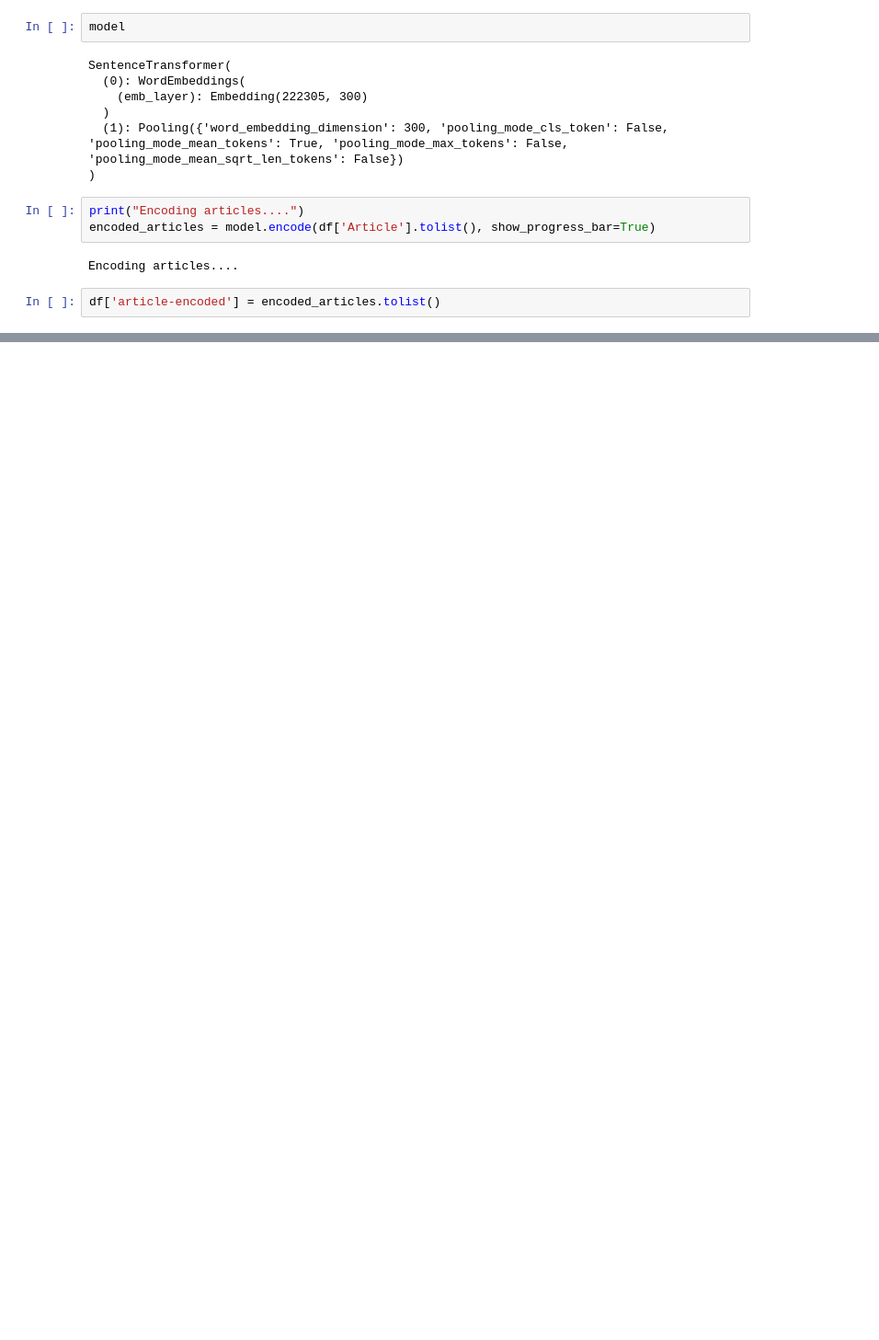
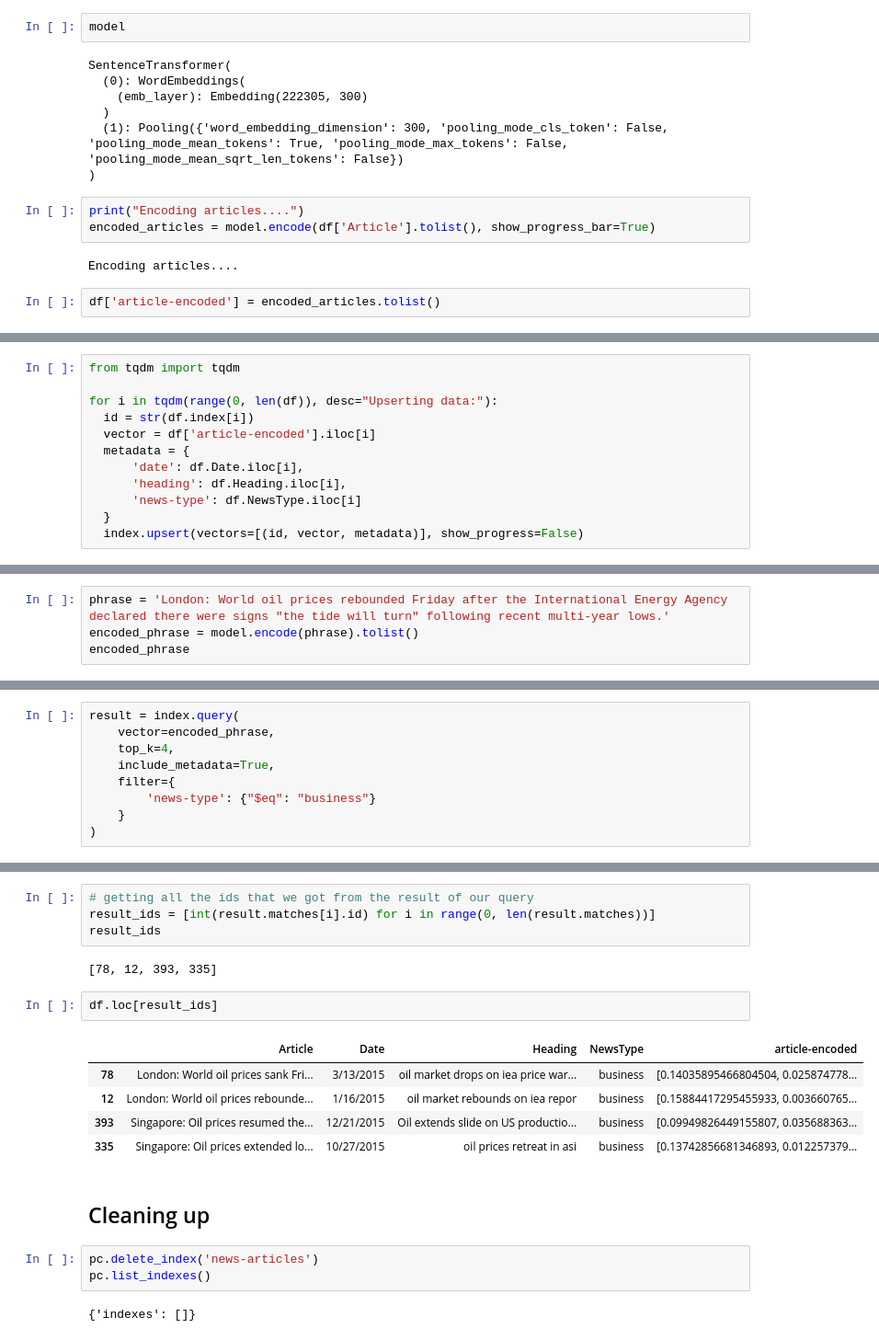
Before and after one commit to Muntasir2179/vector-database-learning, a Jupyter notebook: VD_Pinecone_symentic_search_+_metadata_filterting.ipynb, the cells around one changed output, grey strips where cells are left out. Shown at 92% size. Drawn from its saved outputs; the diff is of its cells as text; blank space fills up the shorter version.

Commit message:
ran query with vector and metadata filter

```diff
--- a/VD_Pinecone_symentic_search_+_metadata_filterting.ipynb
+++ b/VD_Pinecone_symentic_search_+_metadata_filterting.ipynb
@@ -97,0 +147,12 @@ df.head()
+# %%
+from tqdm import tqdm
+
+for i in tqdm(range(0, len(df)), desc="Upserting data:"):
+  id = str(df.index[i])
+  vector = df['article-encoded'].iloc[i]
+  metadata = {
+      'date': df.Date.iloc[i],
+      'heading': df.Heading.iloc[i],
+      'news-type': df.NewsType.iloc[i]
+  }
+  index.upsert(vectors=[(id, vector, metadata)], show_progress=False)
@@ -97,0 +168,4 @@ df.head()
+# %%
+phrase = 'London: World oil prices rebounded Friday after the International Energy Agency declared there were signs "the tide will turn" following recent multi-year lows.'
+encoded_phrase = model.encode(phrase).tolist()
+encoded_phrase
@@ -97,0 +190,9 @@ df.head()
+# %%
+result = index.query(
+    vector=encoded_phrase,
+    top_k=4,
+    include_metadata=True,
+    filter={
+        'news-type': {"$eq": "business"}
+    }
+)
@@ -97,0 +219,21 @@ df.head()
+# %%
+# getting all the ids that we got from the result of our query
+result_ids = [int(result.matches[i].id) for i in range(0, len(result.matches))]
+result_ids
+# %% [output]
+[78, 12, 393, 335]
+# %%
+df.loc[result_ids]
+# %% [output]
+|  | Article | Date | Heading | NewsType | article-encoded |
+| 78 | London: World oil prices sank Fri... | 3/13/2015 | oil market drops on iea price war... | business | [0.14035895466804504, 0.025874778... |
+| 12 | London: World oil prices rebounde... | 1/16/2015 | oil market rebounds on iea repor | business | [0.15884417295455933, 0.003660765... |
+| 393 | Singapore: Oil prices resumed the... | 12/21/2015 | Oil extends slide on US productio... | business | [0.09949826449155807, 0.035688363... |
+| 335 | Singapore: Oil prices extended lo... | 10/27/2015 | oil prices retreat in asi | business | [0.13742856681346893, 0.012257379... |
+# %% [markdown]
+## Cleaning up
+# %%
+pc.delete_index('news-articles')
+pc.list_indexes()
+# %% [output]
+{'indexes': []}
```
Also changed, not shown: parts of 13 cells of this notebook.
